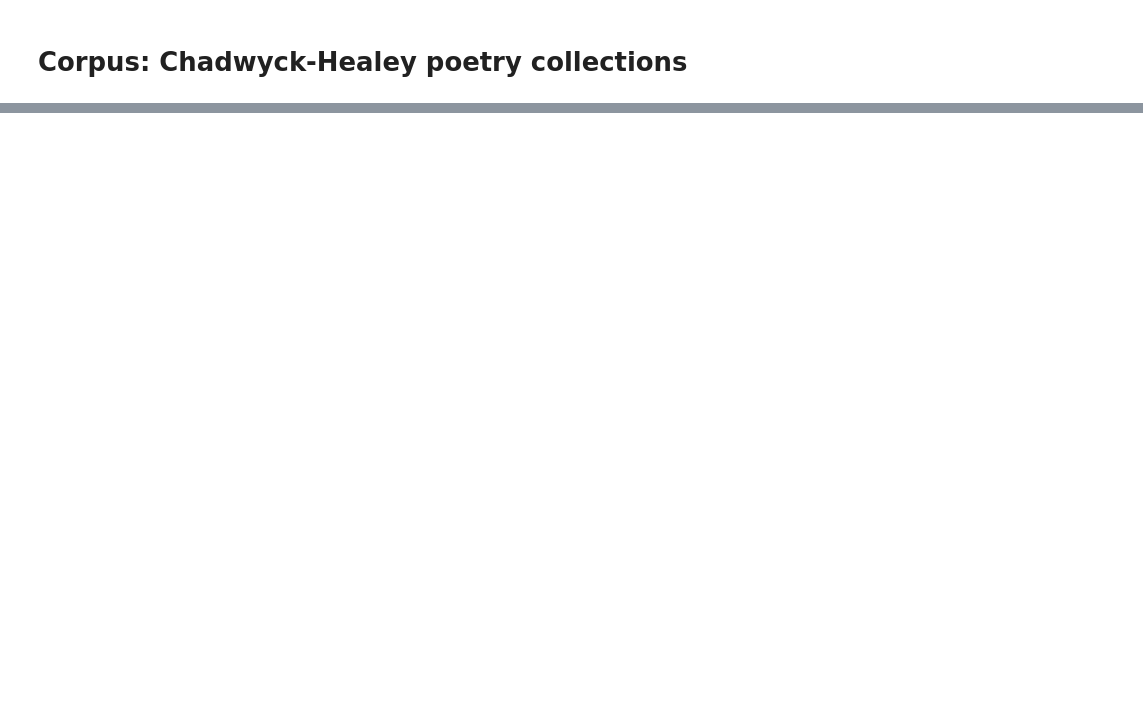
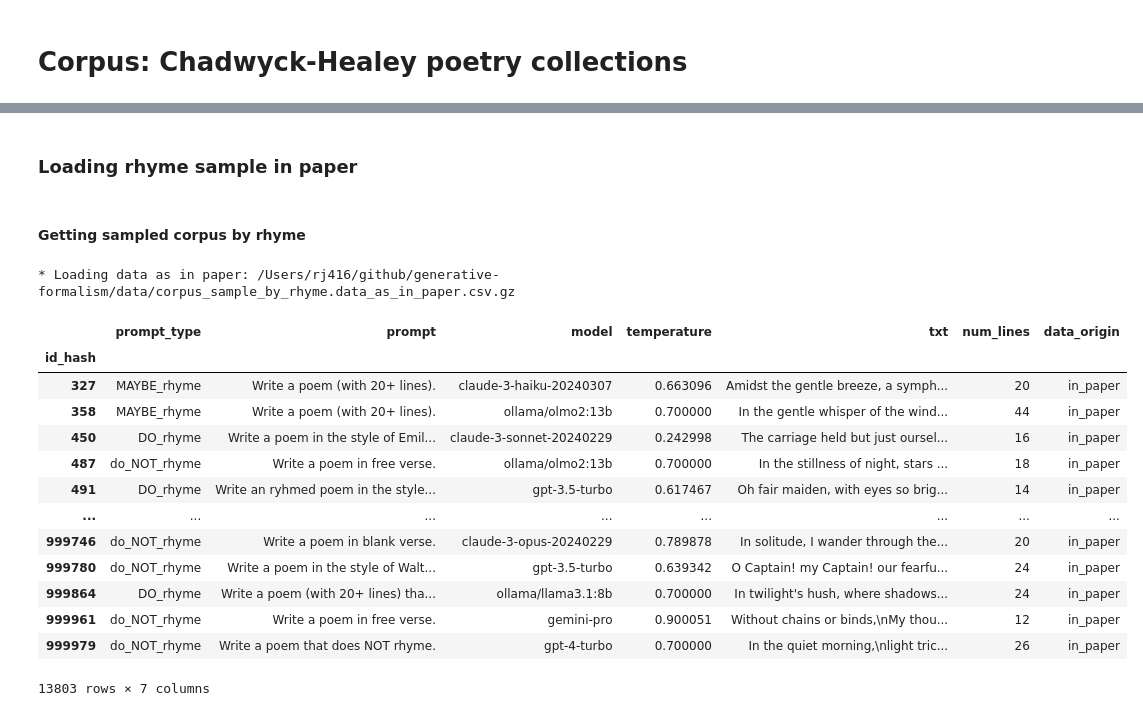
Before and after one commit to quadrismegistus/generative-formalism, a Jupyter notebook: notebooks/1-HistoricalCorpora.ipynb, the cells around one changed output, grey strips where cells are left out. Saved outputs shown, nothing was run; the diff lists cells and outputs as text; code cells hidden in the pictures; blank space fills up the shorter version.

```diff
--- a/notebooks/1-HistoricalCorpora.ipynb
+++ b/notebooks/1-HistoricalCorpora.ipynb
@@ -343,0 +209,22 @@ Saved sample to ../data/corpus_sample_by_period_subcorpus.csv.gz
+# %%
+printm(f'### Loading rhyme sample in paper')
+df_smpl_by_rhyme_in_paper = get_chadwyck_corpus_sampled_by_rhyme_as_in_paper()
+df_smpl_by_rhyme_in_paper
+# %% [output]
+### Loading rhyme sample in paper
+#### Getting sampled corpus by rhyme
+* Loading data as in paper: /Users/rj416/github/generative-formalism/data/corpus_sample_by_rhyme.data_as_in_paper.csv.gz
+|  | prompt_type | prompt | model | temperature | txt | num_lines | data_origin |
+| id_hash |  |  |  |  |  |  |  |
+| 327 | MAYBE_rhyme | Write a poem (with 20+ lines). | claude-3-haiku-20240307 | 0.663096 | Amidst the gentle breeze, a symph... | 20 | in_paper |
+| 358 | MAYBE_rhyme | Write a poem (with 20+ lines). | ollama/olmo2:13b | 0.700000 | In the gentle whisper of the wind... | 44 | in_paper |
+| 450 | DO_rhyme | Write a poem in the style of Emil... | claude-3-sonnet-20240229 | 0.242998 | The carriage held but just oursel... | 16 | in_paper |
+| 487 | do_NOT_rhyme | Write a poem in free verse. | ollama/olmo2:13b | 0.700000 | In the stillness of night, stars ... | 18 | in_paper |
+| 491 | DO_rhyme | Write an ryhmed poem in the style... | gpt-3.5-turbo | 0.617467 | Oh fair maiden, with eyes so brig... | 14 | in_paper |
+| ... | ... | ... | ... | ... | ... | ... | ... |
+| 999746 | do_NOT_rhyme | Write a poem in blank verse. | claude-3-opus-20240229 | 0.789878 | In solitude, I wander through the... | 20 | in_paper |
+| 999780 | do_NOT_rhyme | Write a poem in the style of Walt... | gpt-3.5-turbo | 0.639342 | O Captain! my Captain! our fearfu... | 24 | in_paper |
+| 999864 | DO_rhyme | Write a poem (with 20+ lines) tha... | ollama/llama3.1:8b | 0.700000 | In twilight's hush, where shadows... | 24 | in_paper |
+| 999961 | do_NOT_rhyme | Write a poem in free verse. | gemini-pro | 0.900051 | Without chains or binds,\nMy thou... | 12 | in_paper |
+| 999979 | do_NOT_rhyme | Write a poem that does NOT rhyme. | gpt-4-turbo | 0.700000 | In the quiet morning,\nlight tric... | 26 | in_paper |
+13803 rows × 7 columns
```
Also changed, not shown: parts of 30 cells of this notebook, 24 other files.
